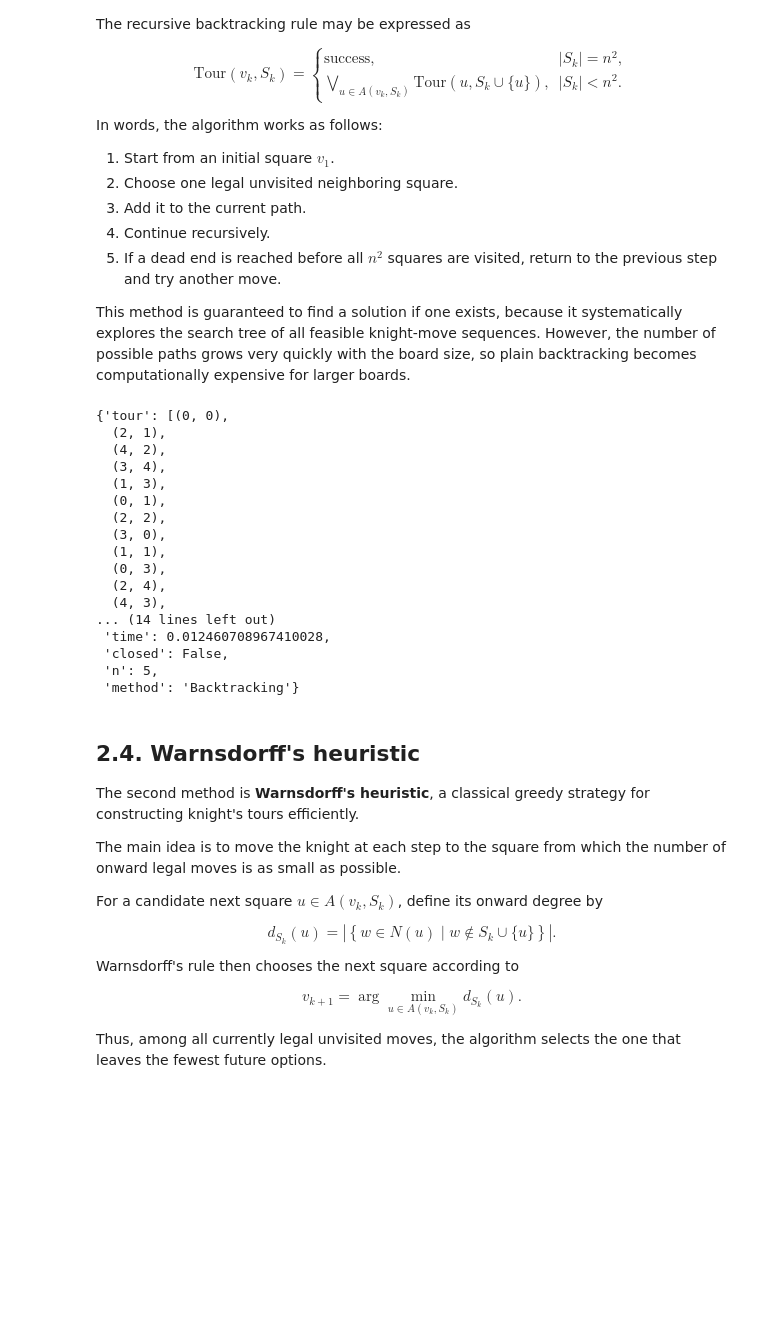
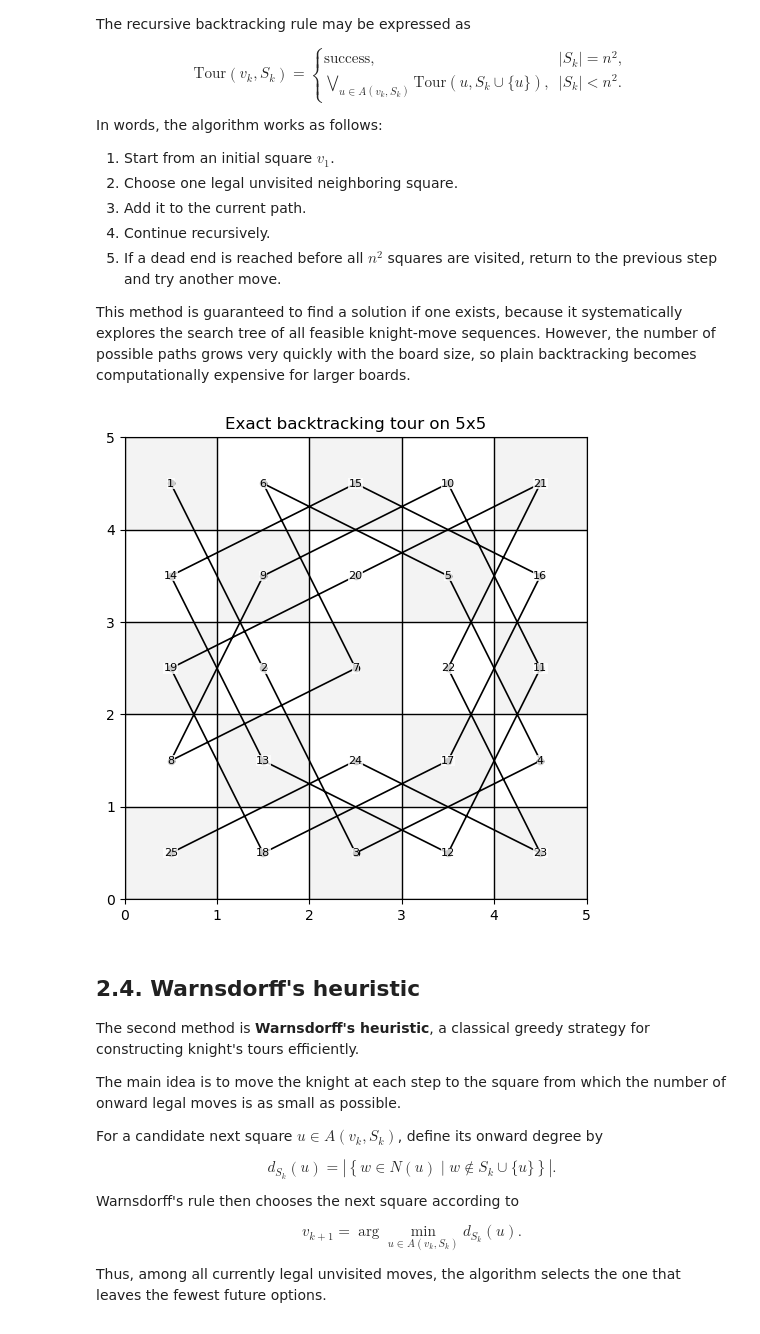
Before and after one commit to Trogkton/Math-Project, a Jupyter notebook: knights_tour.ipynb, the cells around one changed output. Drawn from its saved outputs; the diff is of its cells as text; code cells hidden in the pictures; blank space fills up the shorter version.

```diff
--- a/knights_tour.ipynb
+++ b/knights_tour.ipynb
@@ -275,24 +277,39 @@ def plot_tour(tour, n, ax=None, title=None, annotate=None):
 
     # Board grid
     for i in range(n + 1):
-        ax.plot([0, n], [i, i], lw=1, color='black')
-        ax.plot([i, i], [0, n], lw=1, color='black')
+        ax.plot([0, n], [i, i], lw=1, color='black', zorder=1)
+        ax.plot([i, i], [0, n], lw=1, color='black', zorder=1)
 
     # Alternating board shading
     for r in range(n):
         for c in range(n):
             if (r + c) % 2 == 0:
-                ax.add_patch(plt.Rectangle((c, n - 1 - r), 1, 1,
-                                           color='lightgray', alpha=0.25))
+                ax.add_patch(
+                    plt.Rectangle(
+                        (c, n - 1 - r), 1, 1,
+                        color='lightgray', alpha=0.25, zorder=0
+                    )
+                )
 
     xs = [c + 0.5 for r, c in tour]
     ys = [n - 1 - r + 0.5 for r, c in tour]
-    ax.plot(xs, ys, marker='o', lw=1.5, color='black')
 
+    # Draw path first
+    ax.plot(xs, ys, lw=1.2, color='black', zorder=2)
+
+    # Draw smaller markers
+    ax.scatter(xs, ys, s=20, color='black', zorder=3)
+
+    # Draw numbers on top with white background
     if annotate:
+        fontsize = 8 if n <= 8 else 6
         for k, (x, y) in enumerate(zip(xs, ys), start=1):
-            ax.text(x, y, str(k), ha='center', va='center',
-                    fontsize=8, color='black')
+            ax.text(
+                x, y, str(k),
+                ha='center', va='center',
+                fontsize=fontsize, color='black', zorder=4,
+                bbox=dict(facecolor='white', edgecolor='none', alpha=0.8, pad=0.2)
+            )
 
     ax.set_xlim(0, n)
     ax.set_ylim(0, n)
@@ -446,27 +421,14 @@ def backtracking_knights_tour(n, start = (0, 0), closed=False):
         "n": n,
         "method": "Backtracking"
     }
-# %%
-tour_5 = backtracking_knights_tour(5, start=(0, 0))
-tour_5
-# %% [output]
-{'tour': [(0, 0),
-  (2, 1),
-  (4, 2),
-  (3, 4),
-  (1, 3),
-  (0, 1),
-  (2, 2),
-  (3, 0),
-  (1, 1),
-  (0, 3),
-  (2, 4),
-  (4, 3),
-... (14 lines left out)
- 'time': 0.012460708967410028,
- 'closed': False,
- 'n': 5,
- 'method': 'Backtracking'}
+# %%
+bt_result = backtracking_knights_tour(5, start=(0, 0), closed=False)
+
+if bt_result["success"]:
+    plot_tour(bt_result["tour"], 5, title="Exact backtracking tour on 5x5")
+    plt.show()
+# %% [output]
+[figure, added]
 # %% [markdown]
 ## 2.4. Warnsdorff's heuristic
 
```
Also changed, not shown: parts of 5 cells of this notebook.
